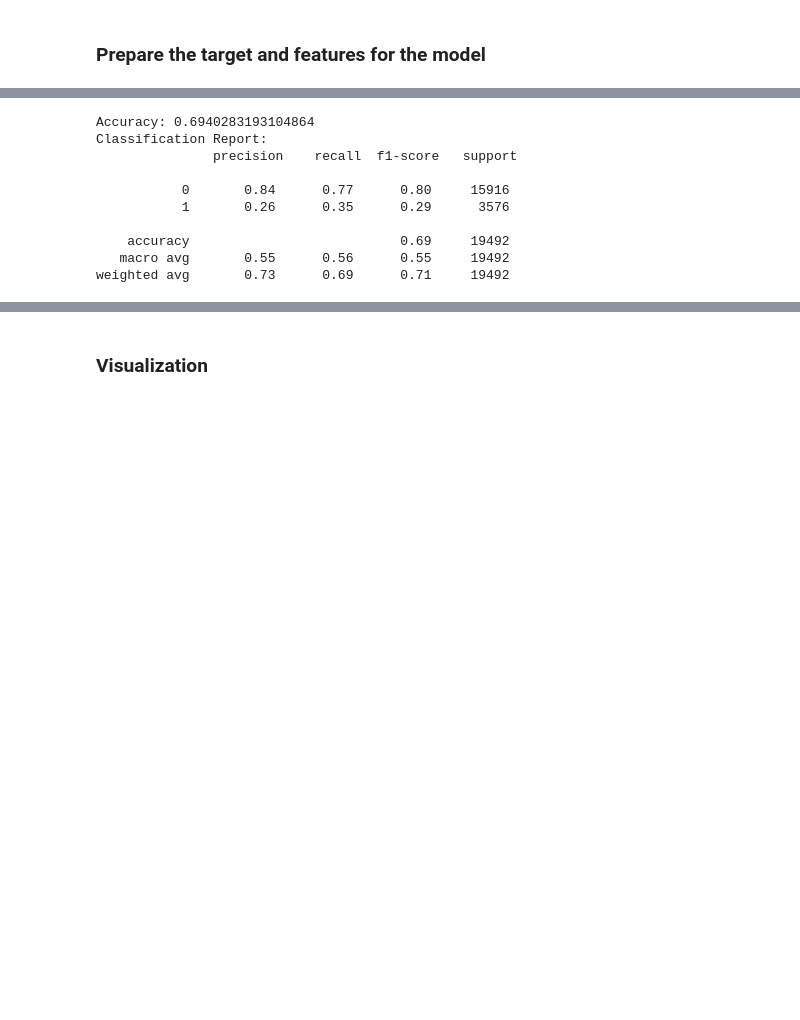
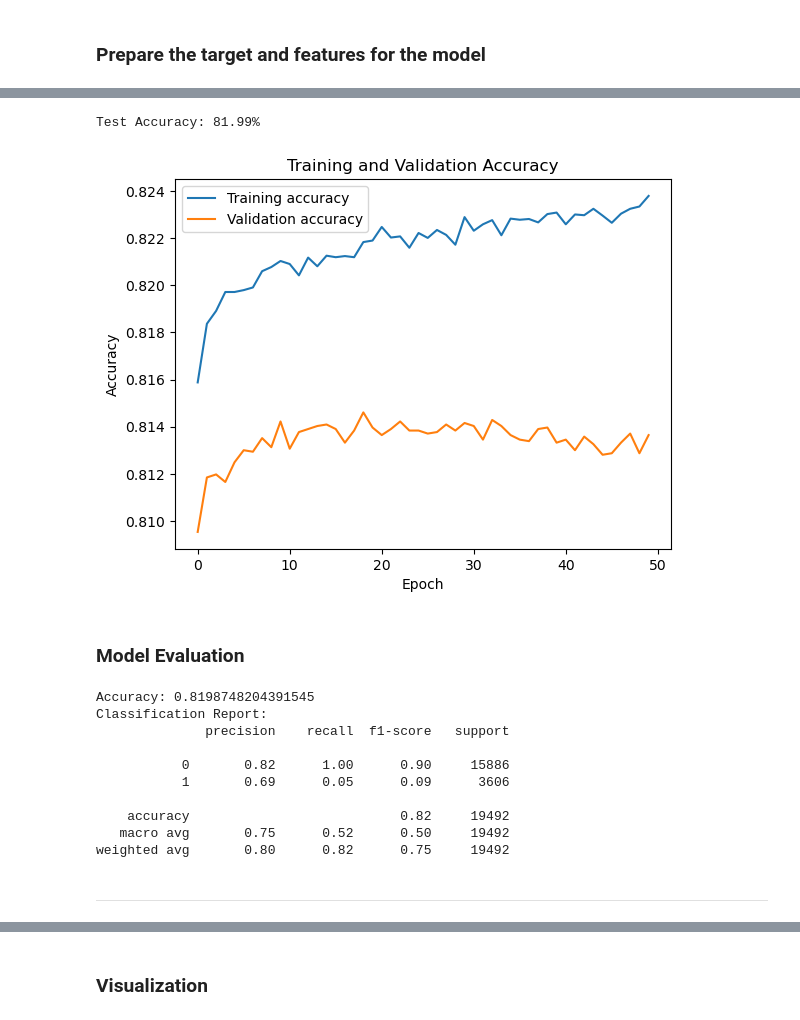
Before and after one commit to tanayshah11/car-crash-analytics, a Jupyter notebook: Final_Project_Kalra_Kheria_Shah.ipynb, the cells around one changed output, grey strips where cells are left out. Saved outputs shown, nothing was run; the diff lists cells and outputs as text; code cells hidden in the pictures; blank space fills up the shorter version.

```diff
--- a/Final_Project_Kalra_Kheria_Shah.ipynb
+++ b/Final_Project_Kalra_Kheria_Shah.ipynb
@@ -677,3 +690,8 @@ X_train, X_test, y_train, y_test = train_test_split(X, y, test_size=0.2, shuffle
+# %%
+df = pd.get_dummies(df, columns=['Traffic Control', 'Weather', 'Surface Condition', 'Light', 'Hour', 'DayOfWeek'])
+
+X = df.drop('Hit/Run', axis=1)
+y = df['Hit/Run']
 # %% [markdown]
 ## **ML Algorithm Training and Test Data Analysis**
 
@@ -715,15 +764,39 @@ y_pred = model.predict(X_test)
+# %%
+loss, accuracy = model.evaluate(X_test, y_test, verbose=0)
+print(f"Test Accuracy: {accuracy*100:.2f}%")
+
+import matplotlib.pyplot as plt
+
+plt.plot(history.history['accuracy'], label='Training accuracy')
+plt.plot(history.history['val_accuracy'], label='Validation accuracy')
+plt.title('Training and Validation Accuracy')
+plt.ylabel('Accuracy')
+plt.xlabel('Epoch')
+plt.legend()
+plt.show()
+# %% [output]
+Test Accuracy: 81.99%
+[figure, added]
+# %% [markdown]
+### **Model Evaluation**
 # %%
-print("Accuracy:", accuracy_score(y_test, y_pred))
-print("Classification Report:\n", classification_report(y_test, y_pred))
+accuracy = accuracy_score(y_test, y_pred)
+report = classification_report(y_test, y_pred, output_dict=True)
+
+print("Accuracy:", accuracy)
+print("Classification Report:")
+print(classification_report(y_test, y_pred))
 # %% [output]
-Accuracy: 0.6940283193104864
+Accuracy: 0.8198748204391545
 Classification Report:
-               precision    recall  f1-score   support
+              precision    recall  f1-score   support
 
-           0       0.84      0.77      0.80     15916
-           1       0.26      0.35      0.29      3576
+           0       0.82      1.00      0.90     15886
+           1       0.69      0.05      0.09      3606
 
-    accuracy                           0.69     19492
-   macro avg       0.55      0.56      0.55     19492
-weighted avg       0.73      0.69      0.71     19492
+    accuracy                           0.82     19492
+   macro avg       0.75      0.52      0.50     19492
+weighted avg       0.80      0.82      0.75     19492
+# %% [markdown]
+--------------------------------------------------------------------------------
 # %% [markdown]
```
Also changed, not shown: parts of 36 cells of this notebook.
